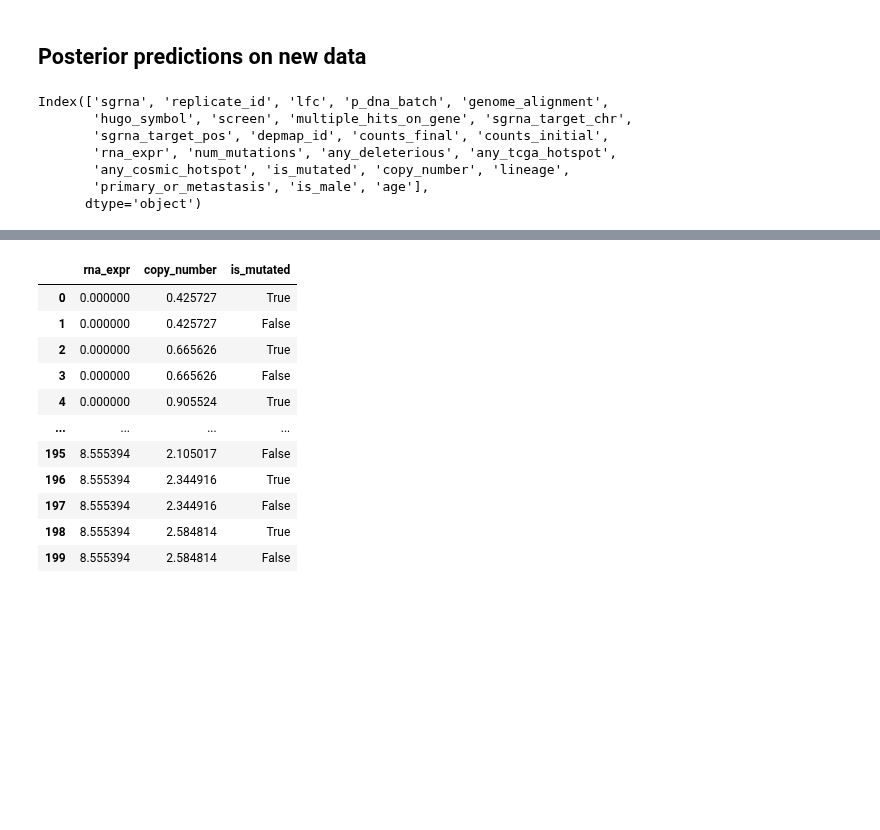
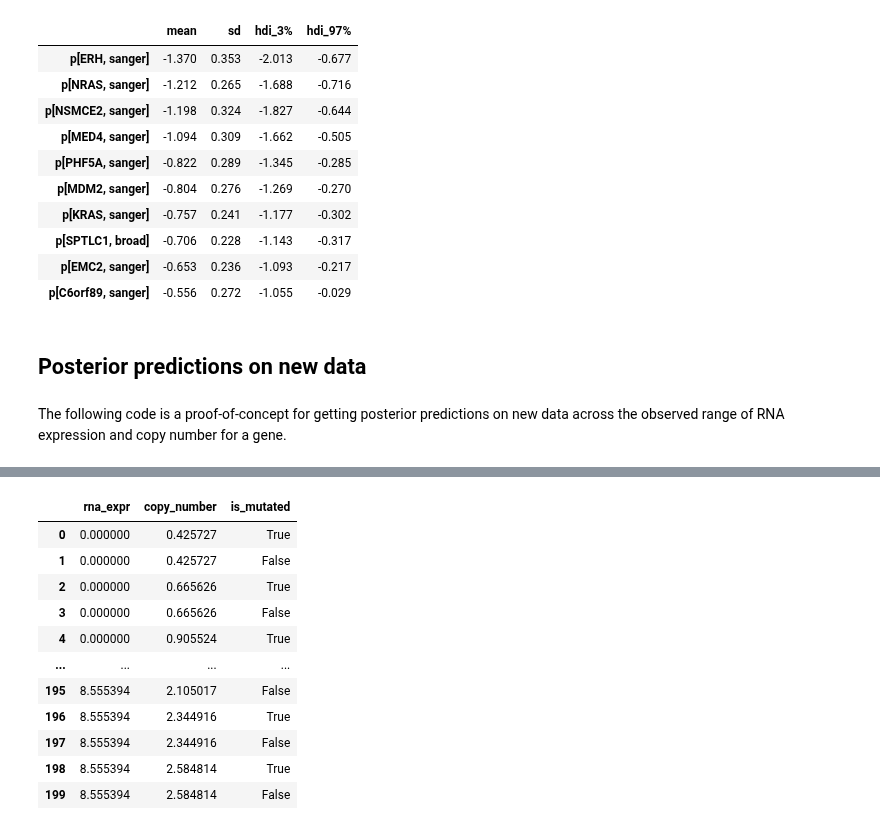
Before and after one commit to Kevin-Haigis-Lab/speclet, a Jupyter notebook: notebooks/negative-binomial-modeling/010_010_hnb-add-screen-and-intermediates.ipynb, the cells around one changed output, grey strips where cells are left out. Saved outputs shown, nothing was run; the diff lists cells and outputs as text; code cells hidden in the pictures; blank space fills up the shorter version.

```diff
--- a/notebooks/negative-binomial-modeling/010_010_hnb-add-screen-and-intermediates.ipynb
+++ b/notebooks/negative-binomial-modeling/010_010_hnb-add-screen-and-intermediates.ipynb
@@ -93,15 +98,25 @@ rna_mut_post = (
+# %%
+(
+    az.summary(trace, var_names=["p"], kind="stats")
+    .sort_values("mean", ascending=True)
+    .head(10)
+)
+# %% [output]
+|  | mean | sd | hdi_3% | hdi_97% |
+| p[ERH, sanger] | -1.370 | 0.353 | -2.013 | -0.677 |
+| p[NRAS, sanger] | -1.212 | 0.265 | -1.688 | -0.716 |
+| p[NSMCE2, sanger] | -1.198 | 0.324 | -1.827 | -0.644 |
+| p[MED4, sanger] | -1.094 | 0.309 | -1.662 | -0.505 |
+| p[PHF5A, sanger] | -0.822 | 0.289 | -1.345 | -0.285 |
+| p[MDM2, sanger] | -0.804 | 0.276 | -1.269 | -0.270 |
+| p[KRAS, sanger] | -0.757 | 0.241 | -1.177 | -0.302 |
+| p[SPTLC1, broad] | -0.706 | 0.228 | -1.143 | -0.317 |
+| p[EMC2, sanger] | -0.653 | 0.236 | -1.093 | -0.217 |
+| p[C6orf89, sanger] | -0.556 | 0.272 | -1.055 | -0.029 |
 # %% [markdown]
 ## Posterior predictions on new data
-# %%
-counts_data.columns
-# %% [output]
-Index(['sgrna', 'replicate_id', 'lfc', 'p_dna_batch', 'genome_alignment',
-       'hugo_symbol', 'screen', 'multiple_hits_on_gene', 'sgrna_target_chr',
-       'sgrna_target_pos', 'depmap_id', 'counts_final', 'counts_initial',
-       'rna_expr', 'num_mutations', 'any_deleterious', 'any_tcga_hotspot',
-       'any_cosmic_hotspot', 'is_mutated', 'copy_number', 'lineage',
-       'primary_or_metastasis', 'is_male', 'age'],
-      dtype='object')
+# %% [markdown]
+The following code is a proof-of-concept for getting posterior predictions on new data across the observed range of RNA expression and copy number for a gene.
 # %%
 gene = "TP53"
 gene_data = valid_counts_data.query(f"hugo_symbol == '{gene}'").reset_index(drop=True)
```
Also changed, not shown: parts of 7 cells of this notebook, 7 other files.
